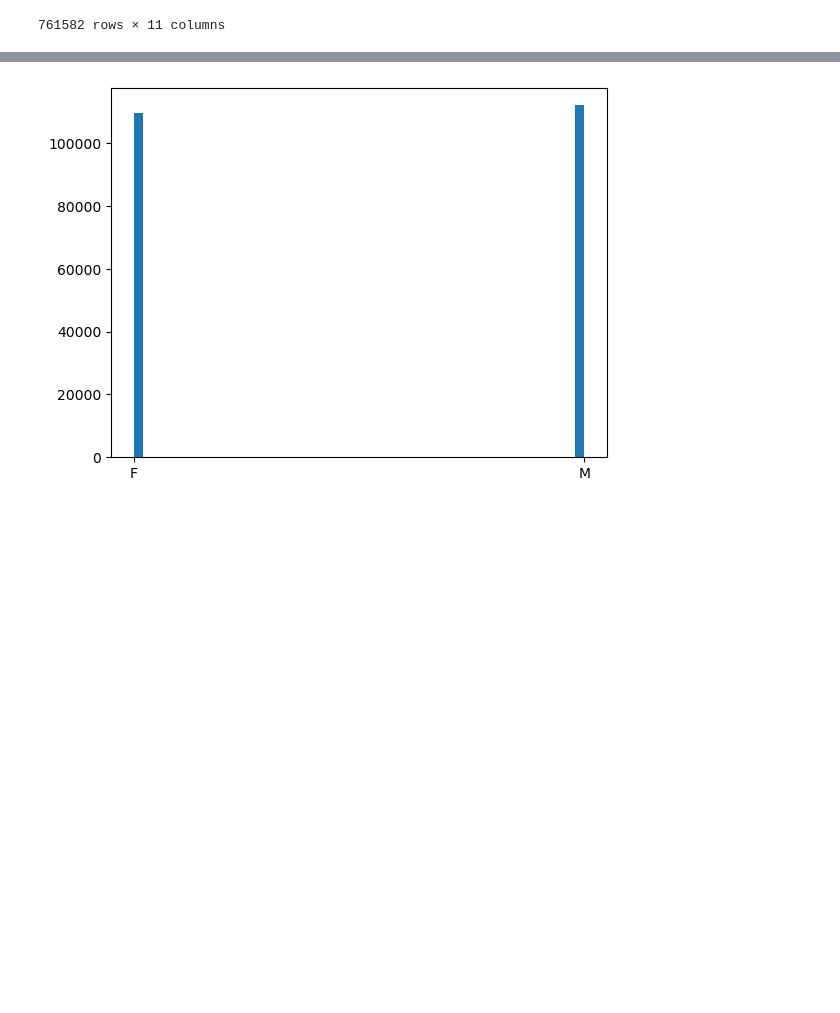
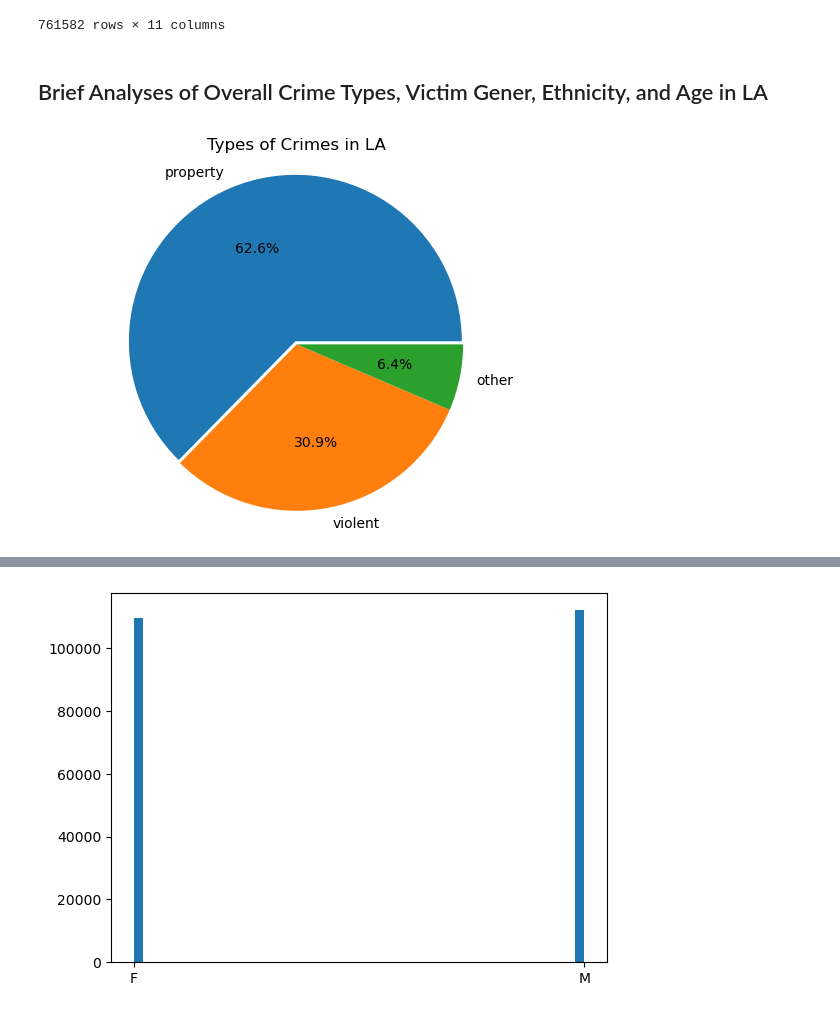
Before and after one commit to rpearce1/LA-Crime, a Jupyter notebook: LA_Crime.ipynb, the cells around one changed output, grey strips where cells are left out. Saved outputs shown, nothing was run; the diff lists cells and outputs as text; code cells hidden in the pictures; blank space fills up the shorter version.

```diff
--- a/LA_Crime.ipynb
+++ b/LA_Crime.ipynb
@@ -140,3 +140,15 @@ for index, row in crime_df.iterrows():
     else:
         type.append('other')
 crime_df['type'] = type
+# %% [markdown]
+## Brief Analyses of Overall Crime Types, Victim Gener, Ethnicity, and Age in LA
+# %%
+# pie chart for crime type in LA crime
+crime = crime_df [ 'type'].value_counts()
+labels = crime.index.values
+plt.pie(crime, labels=labels, explode = (0.02,0,0), autopct='%1.1f%%')
+plt.axis('equal')
+plt.title('Types of Crimes in LA')
+plt.show()
+# %% [output]
+[figure, added]
```
Also changed, not shown: parts of 27 cells of this notebook, 7 other files.
